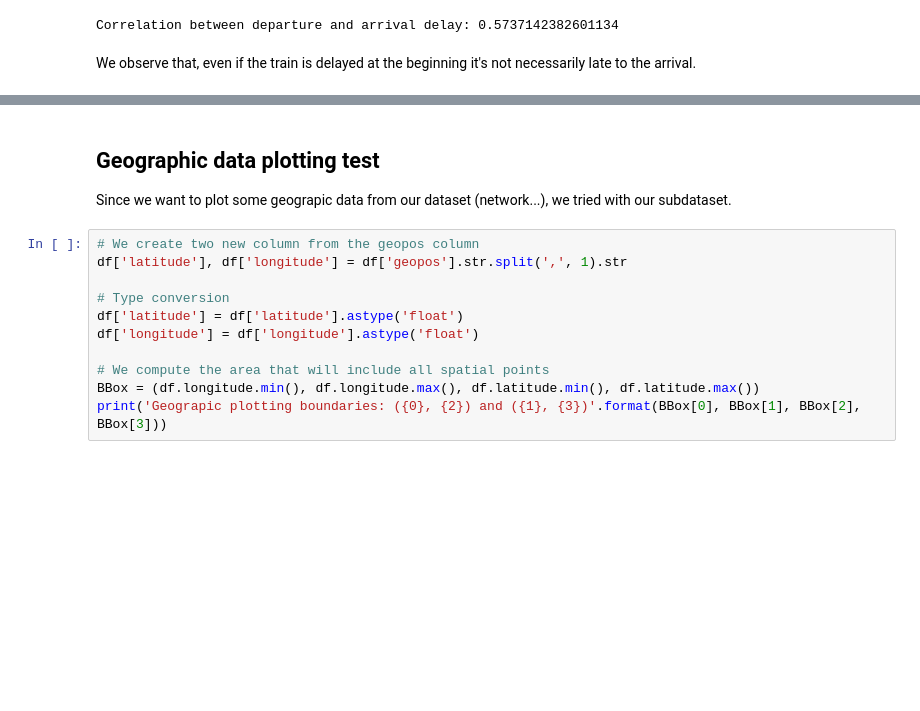
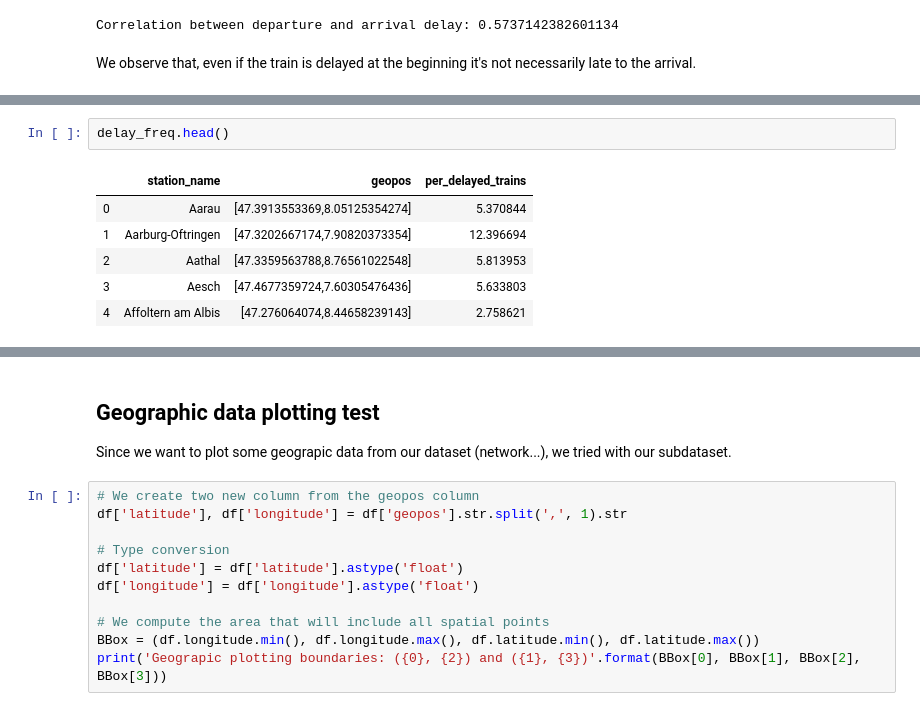
Before and after one commit to dimitriLallement/ADA-Project-2019, a Jupyter notebook: Project1.ipynb, the cells around one changed output, grey strips where cells are left out. Saved outputs shown, nothing was run; the diff lists cells and outputs as text; blank space fills up the shorter version.

```diff
--- a/Project1.ipynb
+++ b/Project1.ipynb
@@ -501,0 +550,9 @@ We observe that, even if the train is delayed at the beginning it's not necessar
+# %%
+delay_freq.head()
+# %% [output]
+|  | station_name | geopos | per_delayed_trains |
+| 0 | Aarau | [47.3913553369,8.05125354274] | 5.370844 |
+| 1 | Aarburg-Oftringen | [47.3202667174,7.90820373354] | 12.396694 |
+| 2 | Aathal | [47.3359563788,8.76561022548] | 5.813953 |
+| 3 | Aesch | [47.4677359724,7.60305476436] | 5.633803 |
+| 4 | Affoltern am Albis | [47.276064074,8.44658239143] | 2.758621 |
```
Also changed, not shown: parts of 20 cells of this notebook.
